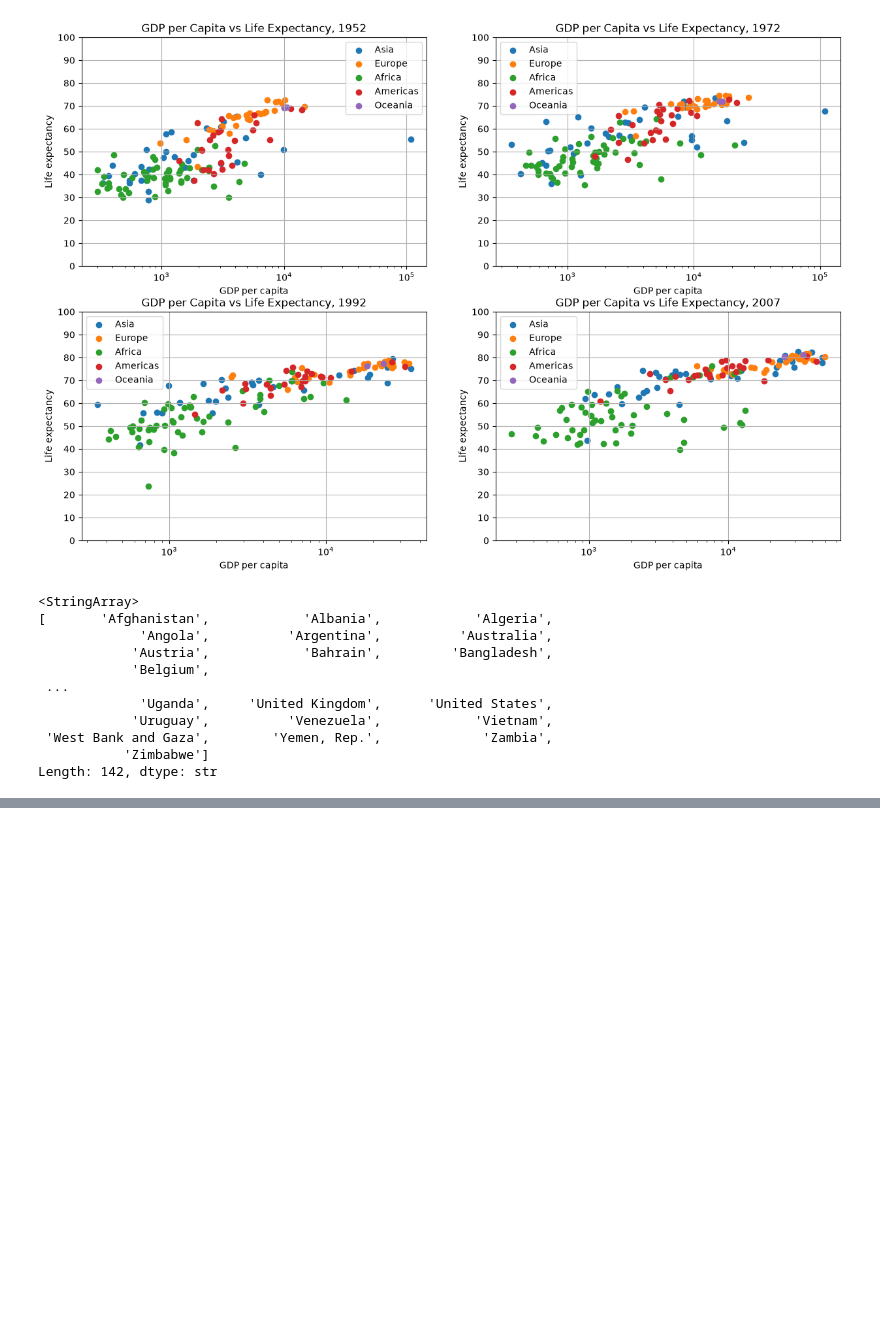
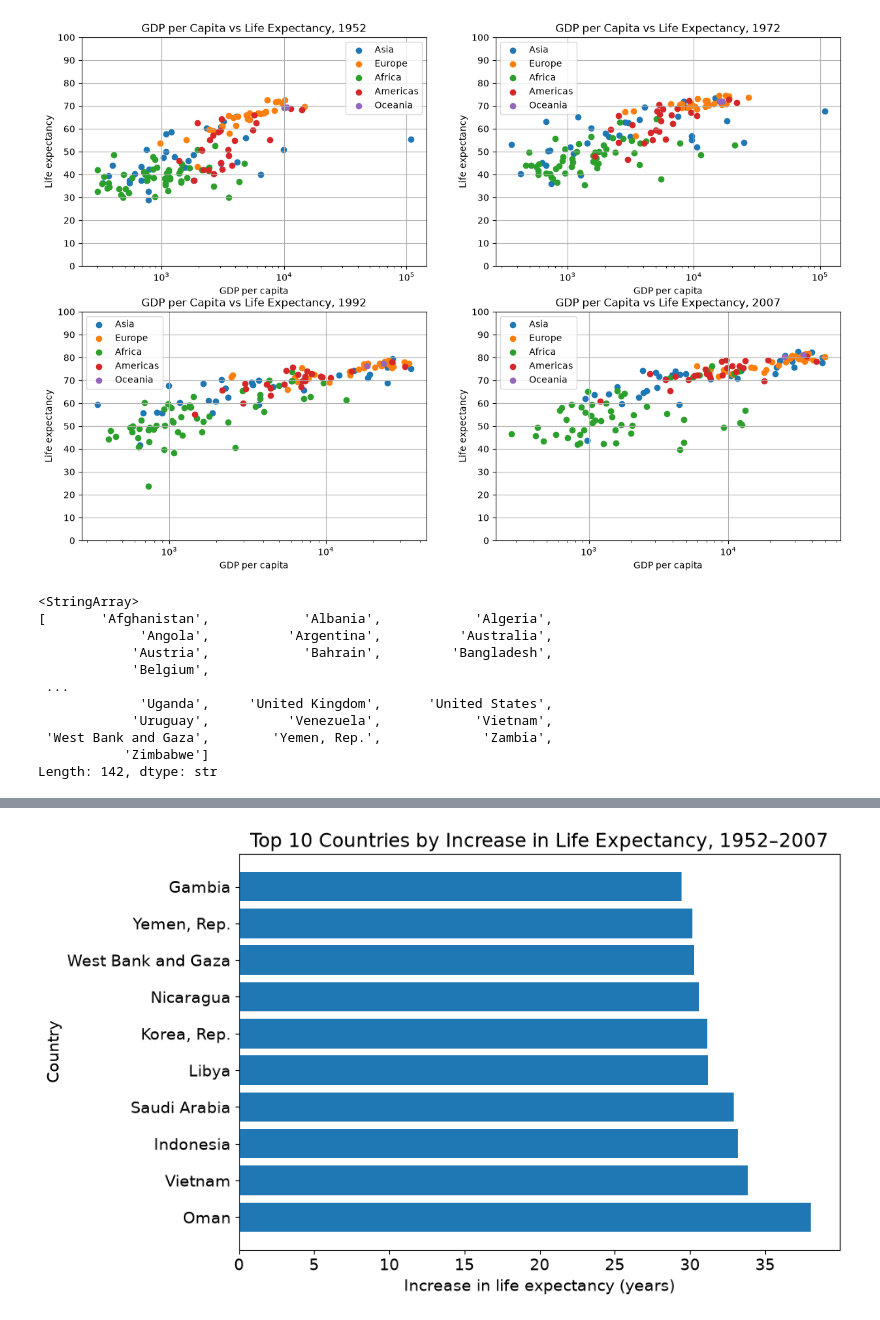
Before and after one commit to kazushiUC/matplotlib-practice, a Jupyter notebook: mini_projects/practice_02_gapminder/practice_02_gapminder.ipynb, the cells around one changed output, grey strips where cells are left out. Cells and saved outputs as stored; diff of their text form; code cells hidden in the pictures; blank space fills up the shorter version.

```diff
--- a/mini_projects/practice_02_gapminder/practice_02_gapminder.ipynb
+++ b/mini_projects/practice_02_gapminder/practice_02_gapminder.ipynb
@@ -269,0 +357,21 @@ ax.legend()
+# %%
+df_top10 = df_change_pivot.sort_values(
+    by="dif",
+    ascending=False
+).head(10)
+# %%
+fig, ax = plt.subplots(figsize=(10, 6))
+
+ax.barh(
+    df_top10.index,
+    df_top10["dif"]
+)
+
+ax.set_xlabel("Increase in life expectancy (years)")
+ax.set_ylabel("Country")
+ax.set_title("Top 10 Countries by Increase in Life Expectancy, 1952–2007")
+
+plt.tight_layout()
+plt.show()
+# %% [output]
+[figure, added]
```
Also changed, not shown: parts of 7 cells of this notebook, 1 other file.
